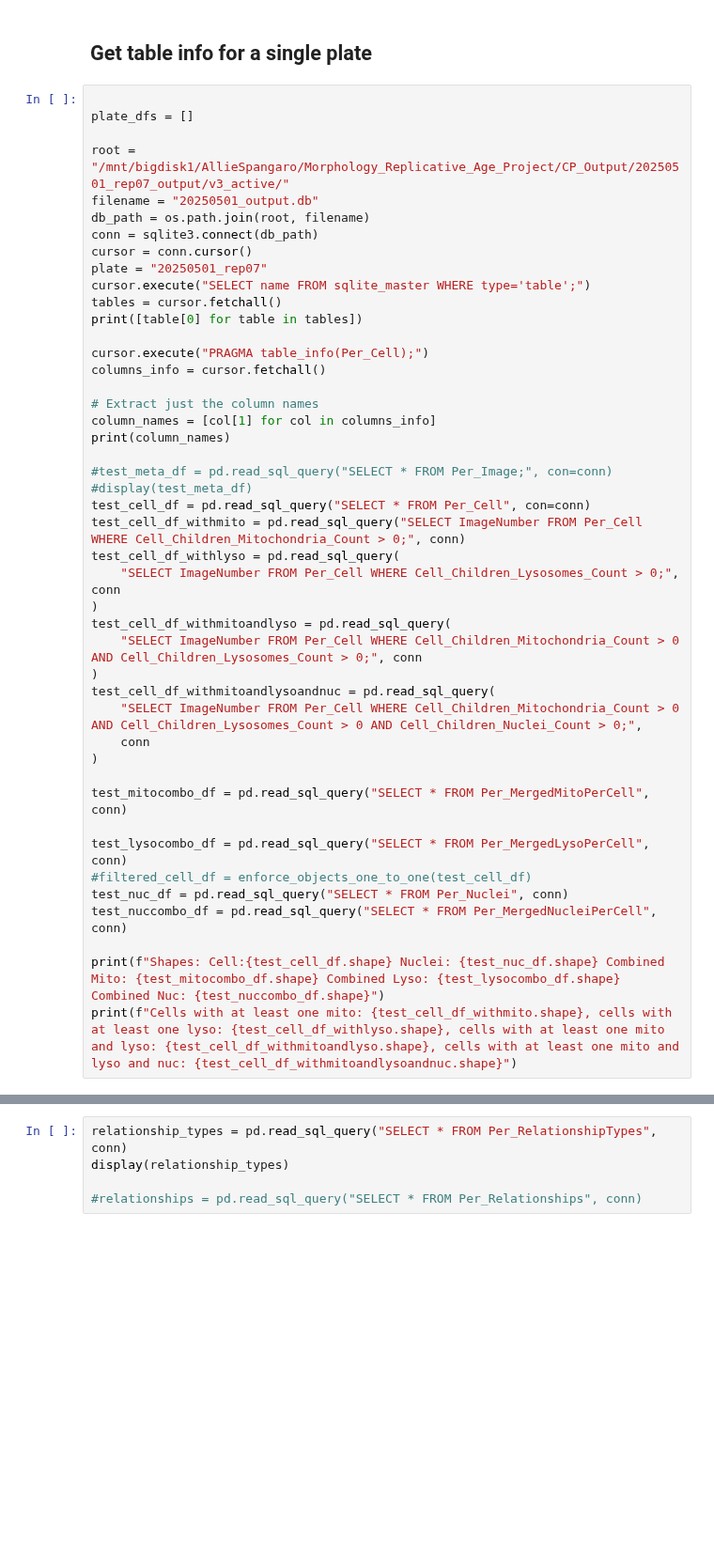
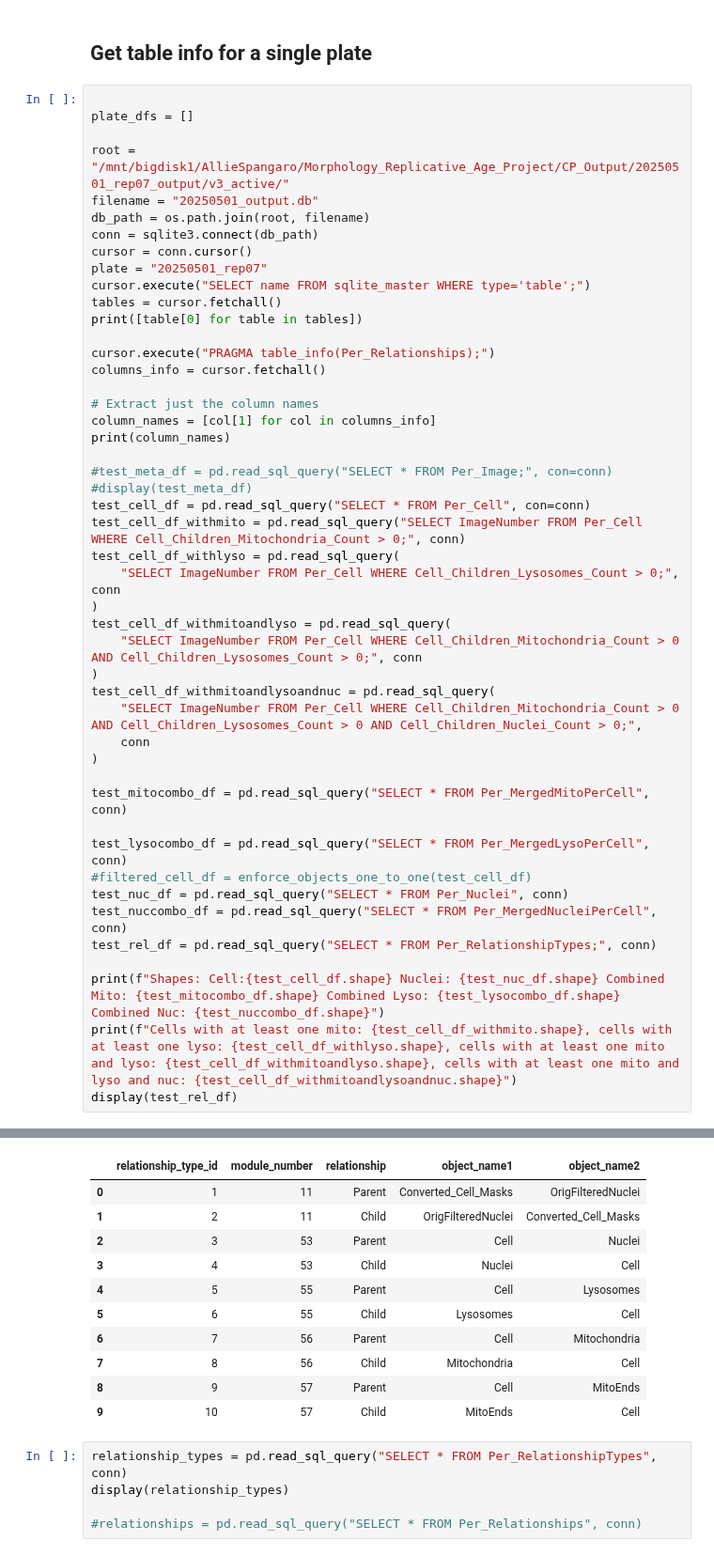
Before and after one commit to allielas/HTP_fibroblasts_mitolyso, a Jupyter notebook: CP_Data_withDB .ipynb, the cells around one changed output, grey strips where cells are left out. Shown at 94% size. Saved outputs shown, nothing was run; the diff lists cells and outputs as text; blank space fills up the shorter version.

```diff
--- a/CP_Data_withDB .ipynb
+++ b/CP_Data_withDB .ipynb
@@ -345,7 +365,7 @@ cursor.execute("SELECT name FROM sqlite_master WHERE type='table';")
 tables = cursor.fetchall()
 print([table[0] for table in tables])
 
-cursor.execute("PRAGMA table_info(Per_Cell);")
+cursor.execute("PRAGMA table_info(Per_Relationships);")
 columns_info = cursor.fetchall()
 
 # Extract just the column names
@@ -373,6 +393,9 @@ test_lysocombo_df = pd.read_sql_query("SELECT * FROM Per_MergedLysoPerCell", con
 #filtered_cell_df = enforce_objects_one_to_one(test_cell_df)
 test_nuc_df = pd.read_sql_query("SELECT * FROM Per_Nuclei", conn)
 test_nuccombo_df = pd.read_sql_query("SELECT * FROM Per_MergedNucleiPerCell", conn)
+test_rel_df = pd.read_sql_query("SELECT * FROM Per_RelationshipTypes;", conn)
 
 print(f"Shapes: Cell:{test_cell_df.shape} Nuclei: {test_nuc_df.shape} Combined Mito: {test_mitocombo_df.shape} Combined Lyso: {test_lysocombo_df.shape} Combined Nuc: {test_nuccombo_df.shape}")
 print(f"Cells with at least one mito: {test_cell_df_withmito.shape}, cells with at least one lyso: {test_cell_df_withlyso.shape}, cells with at least one mito and lyso: {test_cell_df_withmitoandlyso.shape}, cells with at least one mito and lyso and nuc: {test_cell_df_withmitoandlysoandnuc.shape}")
+display(test_rel_df)
+# %% [output]
@@ -379,3 +406,14 @@ print(f"Cells with at least one mito: {test_cell_df_withmito.shape}, cells with
+|  | relationship_type_id | module_number | relationship | object_name1 | object_name2 |
+| 0 | 1 | 11 | Parent | Converted_Cell_Masks | OrigFilteredNuclei |
+| 1 | 2 | 11 | Child | OrigFilteredNuclei | Converted_Cell_Masks |
+| 2 | 3 | 53 | Parent | Cell | Nuclei |
+| 3 | 4 | 53 | Child | Nuclei | Cell |
+| 4 | 5 | 55 | Parent | Cell | Lysosomes |
+| 5 | 6 | 55 | Child | Lysosomes | Cell |
+| 6 | 7 | 56 | Parent | Cell | Mitochondria |
+| 7 | 8 | 56 | Child | Mitochondria | Cell |
+| 8 | 9 | 57 | Parent | Cell | MitoEnds |
+| 9 | 10 | 57 | Child | MitoEnds | Cell |
 # %%
 relationship_types = pd.read_sql_query("SELECT * FROM Per_RelationshipTypes", conn)
 display(relationship_types)
```
Also changed, not shown: parts of 4 cells of this notebook, 1 other file.
